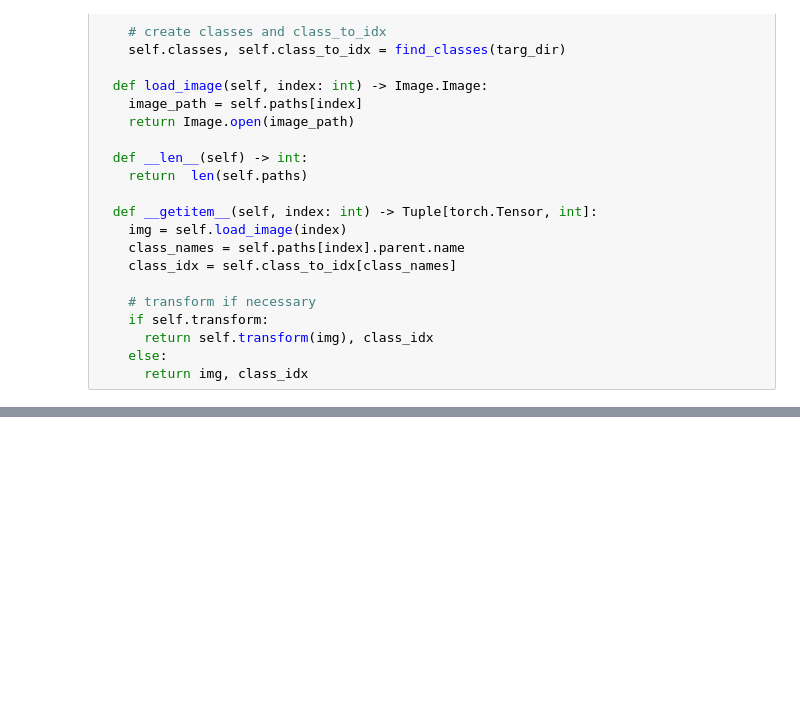
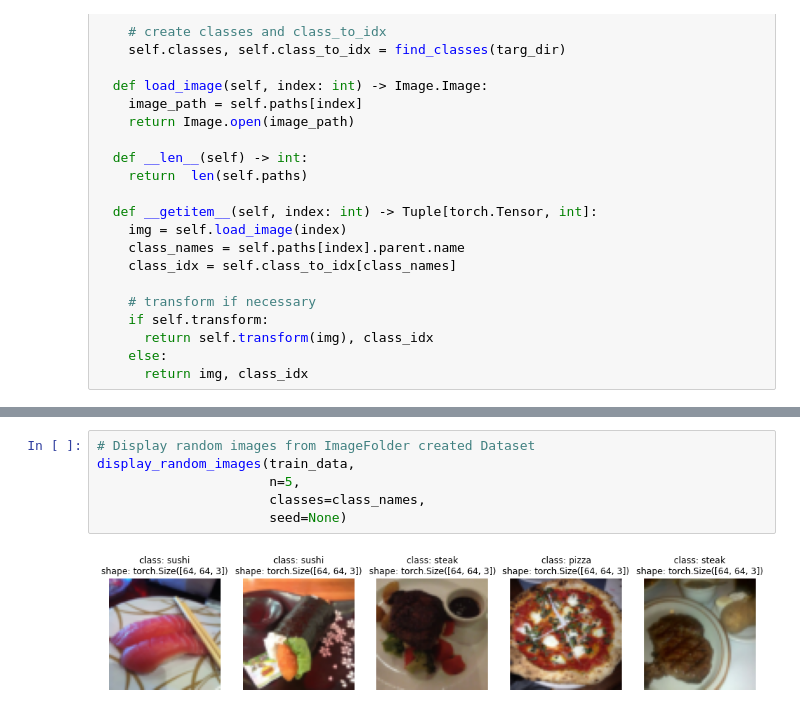
Before and after one commit to Kritarth384/pytorch_learn, a Jupyter notebook: pytorch_custom_dataset.ipynb, the cells around one changed output, grey strips where cells are left out. Saved outputs shown, nothing was run; the diff lists cells and outputs as text; blank space fills up the shorter version.

```diff
--- a/pytorch_custom_dataset.ipynb
+++ b/pytorch_custom_dataset.ipynb
@@ -364,0 +449,8 @@ class ImageFolderCustom(Dataset):
+# %%
+# Display random images from ImageFolder created Dataset
+display_random_images(train_data,
+                      n=5,
+                      classes=class_names,
+                      seed=None)
+# %% [output]
+[figure, added]
```
Also changed, not shown: parts of 49 cells of this notebook.
